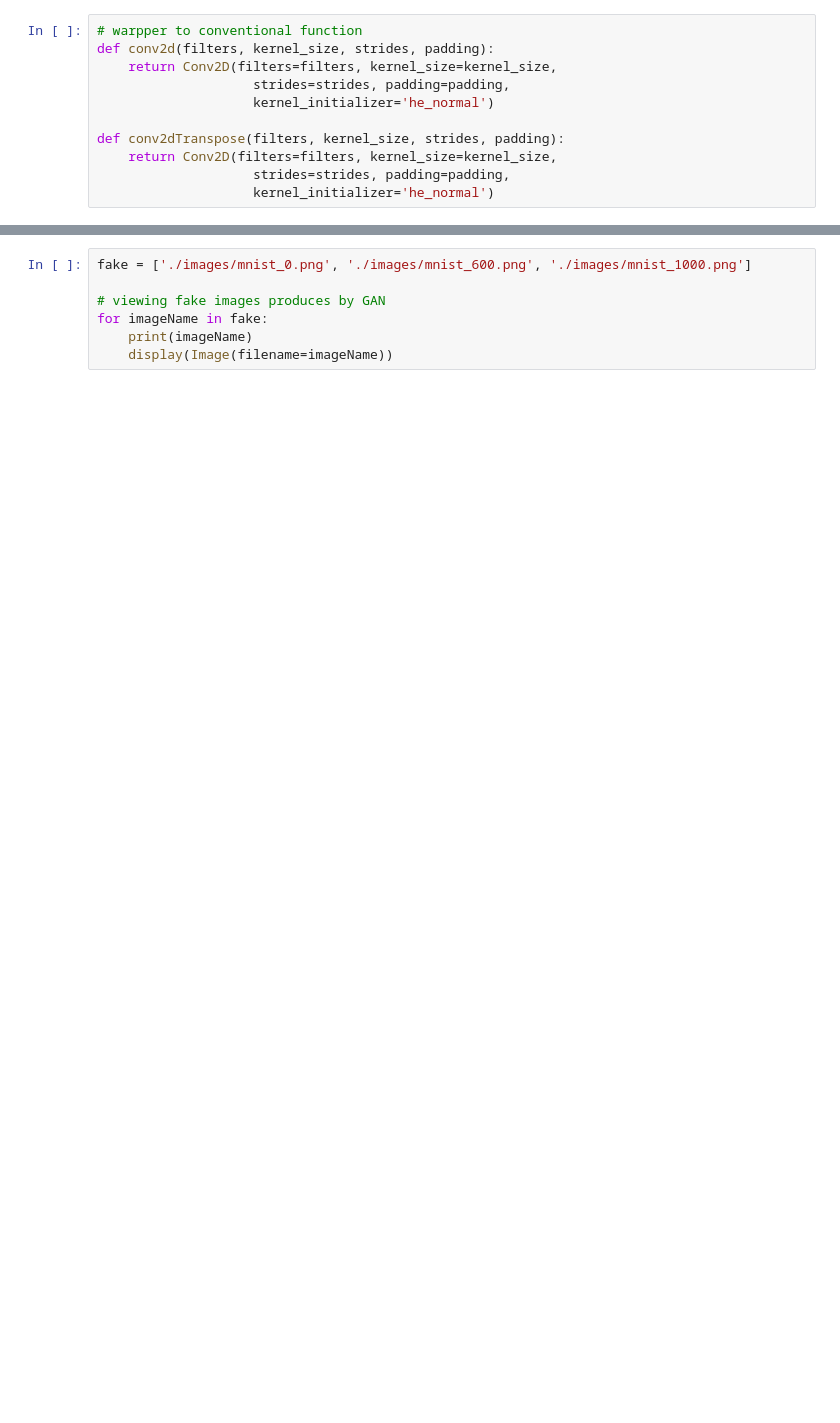
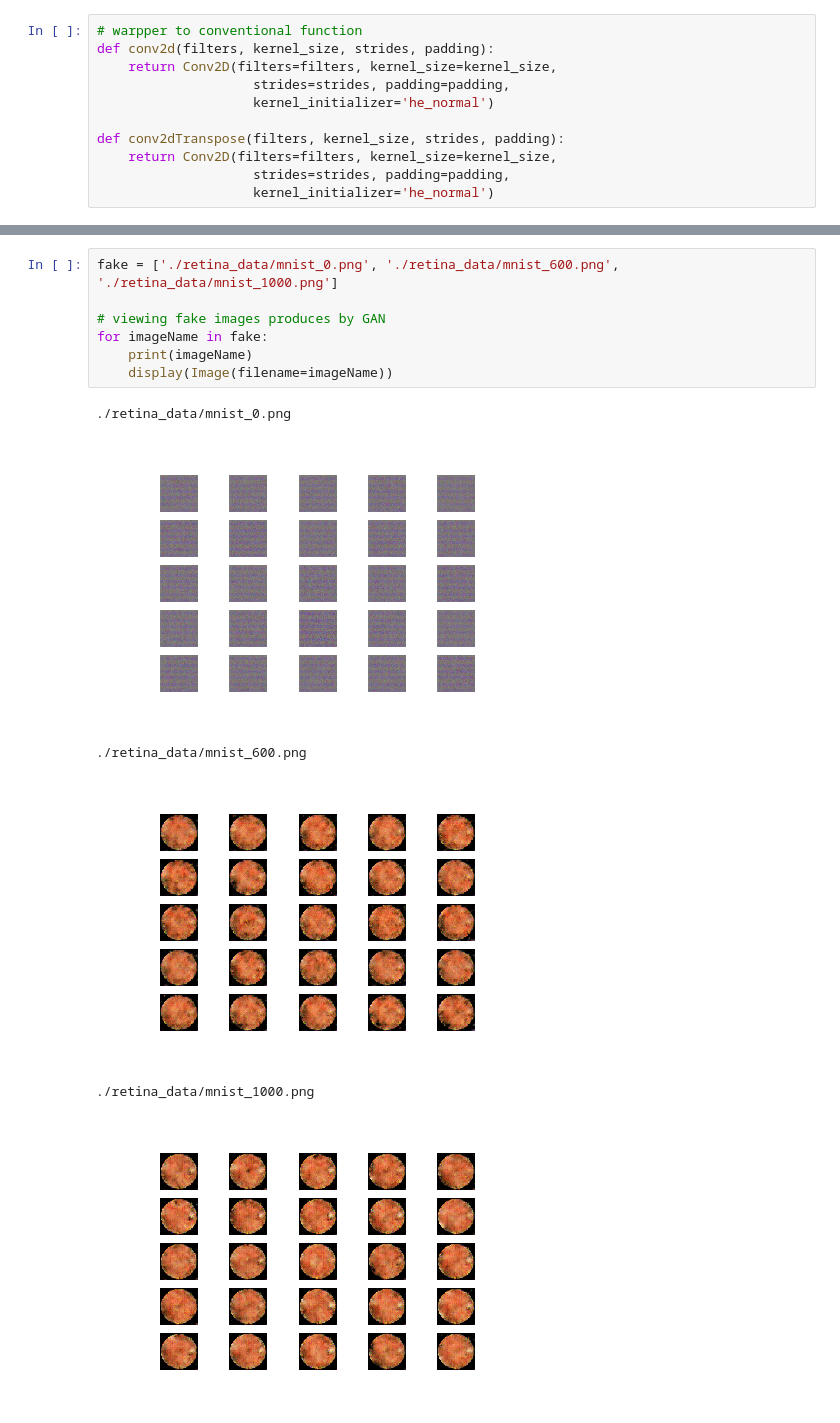
Before and after one commit to xitonchong/summerschool, a Jupyter notebook: Day4_GAN.ipynb, the cells around one changed output, grey strips where cells are left out. Drawn from its saved outputs; the diff is of its cells as text; blank space fills up the shorter version.

```diff
--- a/Day4_GAN.ipynb
+++ b/Day4_GAN.ipynb
@@ -300,10 +417,17 @@ gan.train(batch_size=BATCH_SIZE)
 # %%
-fake = ['./images/mnist_0.png', './images/mnist_600.png', './images/mnist_1000.png']
+fake = ['./retina_data/mnist_0.png', './retina_data/mnist_600.png', './retina_data/mnist_1000.png']
 
 # viewing fake images produces by GAN
 for imageName in fake:
     print(imageName)
     display(Image(filename=imageName))
+# %% [output]
+./retina_data/mnist_0.png
+[figure, added]
+./retina_data/mnist_600.png
+[figure, added]
+./retina_data/mnist_1000.png
+[figure, added]
 # %%
 # viewing down-resolutioned input images
 for imageName in real:
```
Also changed, not shown: parts of 26 cells of this notebook.
